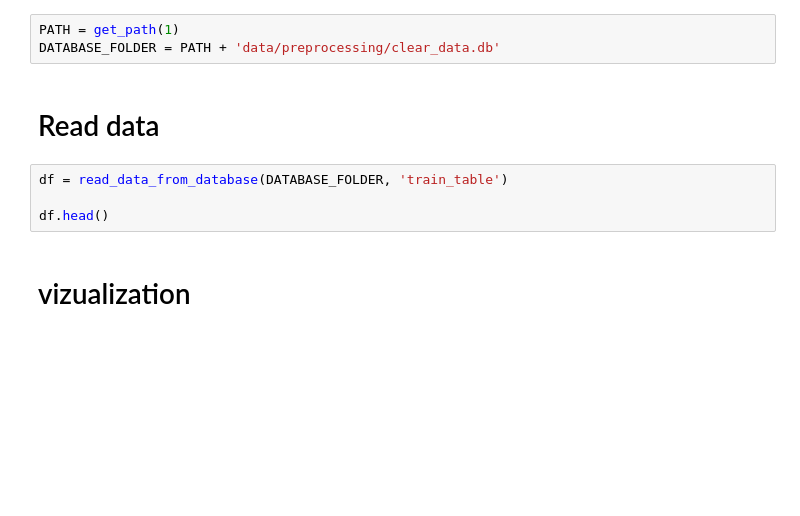
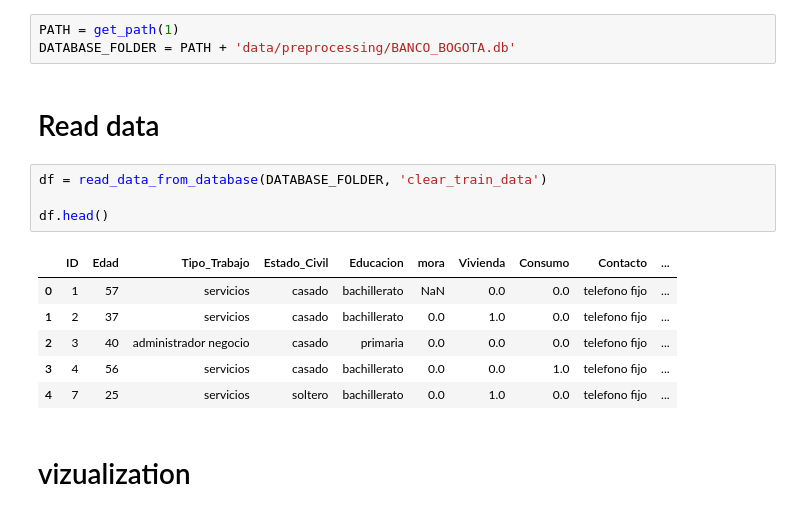
Before and after one commit to amontenegrot/BdB_Technical_test_DS, a Jupyter notebook: codigo/02 EDA.ipynb, the cells around one changed output. Drawn from its saved outputs; the diff is of its cells as text; blank space fills up the shorter version.

```diff
--- a/codigo/02 EDA.ipynb
+++ b/codigo/02 EDA.ipynb
@@ -29,13 +27,20 @@ ImportError: DLL load failed while importing _path: No se puede encontrar el mó
 pd.options.display.max_columns = None  # Remove "dots" from display when printing dataframes
 # %%
 PATH = get_path(1)
-DATABASE_FOLDER = PATH + 'data/preprocessing/clear_data.db'
+DATABASE_FOLDER = PATH + 'data/preprocessing/BANCO_BOGOTA.db'
 # %% [markdown]
 # Read data
 # %%
-df = read_data_from_database(DATABASE_FOLDER, 'train_table')
+df = read_data_from_database(DATABASE_FOLDER, 'clear_train_data')
 
 df.head()
+# %% [output]
+|  | ID | Edad | Tipo_Trabajo | Estado_Civil | Educacion | mora | Vivienda | Consumo | Contacto | ... |
+| 0 | 1 | 57 | servicios | casado | bachillerato | NaN | 0.0 | 0.0 | telefono fijo | ... |
+| 1 | 2 | 37 | servicios | casado | bachillerato | 0.0 | 1.0 | 0.0 | telefono fijo | ... |
+| 2 | 3 | 40 | administrador negocio | casado | primaria | 0.0 | 0.0 | 0.0 | telefono fijo | ... |
+| 3 | 4 | 56 | servicios | casado | bachillerato | 0.0 | 0.0 | 1.0 | telefono fijo | ... |
+| 4 | 7 | 25 | servicios | soltero | bachillerato | 0.0 | 1.0 | 0.0 | telefono fijo | ... |
 # %% [markdown]
 # vizualization
 # %% [markdown]
```
Also changed, not shown: parts of 7 cells of this notebook.
